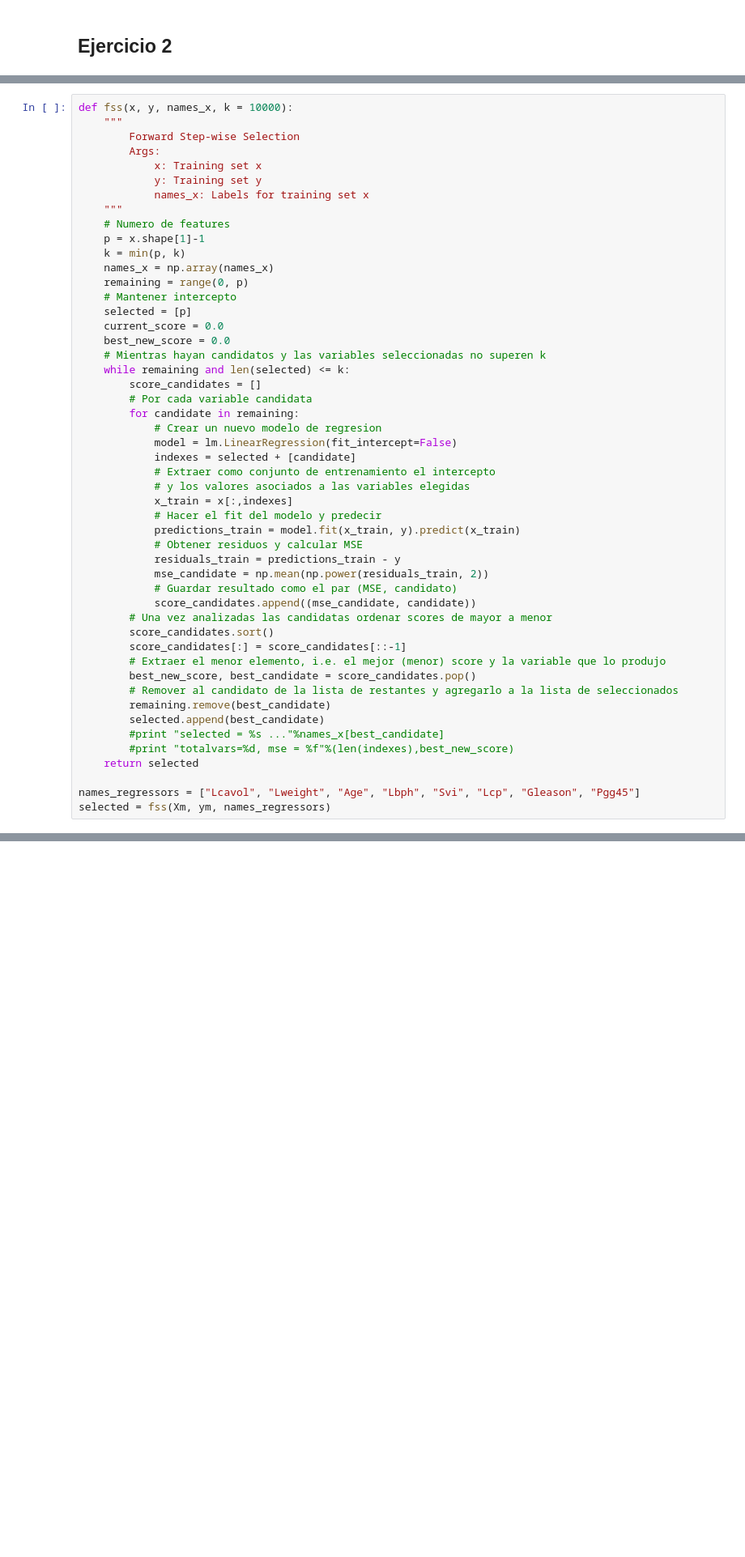
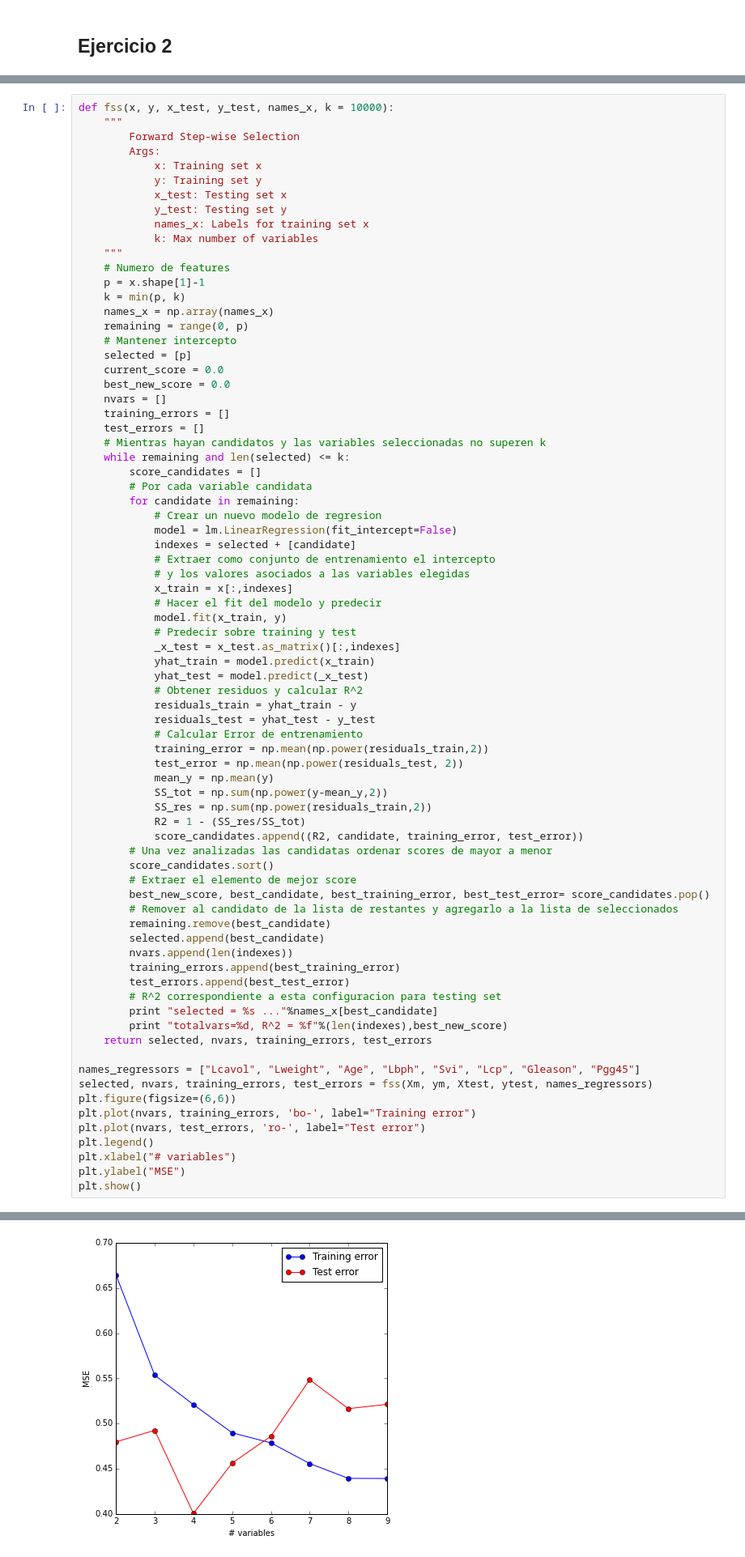
Before and after one commit to asazo/ML, a Jupyter notebook: tarea1/tarea1.ipynb, the cells around one changed output, grey strips where cells are left out. Shown at 81% size. Saved outputs shown, nothing was run; the diff lists cells and outputs as text; blank space fills up the shorter version.

```diff
--- a/tarea1/tarea1.ipynb
+++ b/tarea1/tarea1.ipynb
@@ -154,11 +156,14 @@ a) Implementación de FSS
 # %%
-def fss(x, y, names_x, k = 10000):
+def fss(x, y, x_test, y_test, names_x, k = 10000):
     """
         Forward Step-wise Selection
         Args:
             x: Training set x
             y: Training set y
+            x_test: Testing set x
+            y_test: Testing set y
             names_x: Labels for training set x
+            k: Max number of variables
     """
     # Numero de features
     p = x.shape[1]-1
@@ -169,6 +174,9 @@ def fss(x, y, names_x, k = 10000):
     selected = [p]
     current_score = 0.0
     best_new_score = 0.0
+    nvars = []
+    training_errors = []
+    test_errors = []
     # Mientras hayan candidatos y las variables seleccionadas no superen k
     while remaining and len(selected) <= k:
         score_candidates = []
@@ -181,23 +189,44 @@ def fss(x, y, names_x, k = 10000):
             # y los valores asociados a las variables elegidas
             x_train = x[:,indexes]
             # Hacer el fit del modelo y predecir
-            predictions_train = model.fit(x_train, y).predict(x_train)
-            # Obtener residuos y calcular MSE
-            residuals_train = predictions_train - y
-            mse_candidate = np.mean(np.power(residuals_train, 2))
-            # Guardar resultado como el par (MSE, candidato)
-            score_candidates.append((mse_candidate, candidate))
+            model.fit(x_train, y)
+            # Predecir sobre training y test
+            _x_test = x_test.as_matrix()[:,indexes]
+            yhat_train = model.predict(x_train)
+            yhat_test = model.predict(_x_test)
+            # Obtener residuos y calcular R^2
+            residuals_train = yhat_train - y
+            residuals_test = yhat_test - y_test
+            # Calcular Error de entrenamiento
+            training_error = np.mean(np.power(residuals_train,2))
+            test_error = np.mean(np.power(residuals_test, 2))
+            mean_y = np.mean(y)
+            SS_tot = np.sum(np.power(y-mean_y,2))
+            SS_res = np.sum(np.power(residuals_train,2))
+            R2 = 1 - (SS_res/SS_tot)
+            score_candidates.append((R2, candidate, training_error, test_error))
         # Una vez analizadas las candidatas ordenar scores de mayor a menor
         score_candidates.sort()
-        score_candidates[:] = score_candidates[::-1]
-        # Extraer el menor elemento, i.e. el mejor (menor) score y la variable que lo produjo
-        best_new_score, best_candidate = score_candidates.pop()
+        # Extraer el elemento de mejor score
+        best_new_score, best_candidate, best_training_error, best_test_error= score_candidates.pop()
         # Remover al candidato de la lista de restantes y agregarlo a la lista de seleccionados
         remaining.remove(best_candidate)
         selected.append(best_candidate)
-        #print "selected = %s ..."%names_x[best_candidate]
-        #print "totalvars=%d, mse = %f"%(len(indexes),best_new_score)
-    return selected
+        nvars.append(len(indexes))
+        training_errors.append(best_training_error)
+        test_errors.append(best_test_error)
+        # R^2 correspondiente a esta configuracion para testing set
+        print "selected = %s ..."%names_x[best_candidate]
+        print "totalvars=%d, R^2 = %f"%(len(indexes),best_new_score)
+    return selected, nvars, training_errors, test_errors
 
 names_regressors = ["Lcavol", "Lweight", "Age", "Lbph", "Svi", "Lcp", "Gleason", "Pgg45"]
-selected = fss(Xm, ym, names_regressors)
+selected, nvars, training_errors, test_errors = fss(Xm, ym, Xtest, ytest, names_regressors)
+plt.figure(figsize=(6,6))
+plt.plot(nvars, training_errors, 'bo-', label="Training error")
+plt.plot(nvars, test_errors, 'ro-', label="Test error")
+plt.legend()
+plt.xlabel("# variables")
+plt.ylabel("MSE")
+plt.show()
+# %% [output]
@@ -203,0 +249 @@ selected = fss(Xm, ym, names_regressors)
+[figure, added]
```
Also changed, not shown: parts of 5 cells of this notebook.
